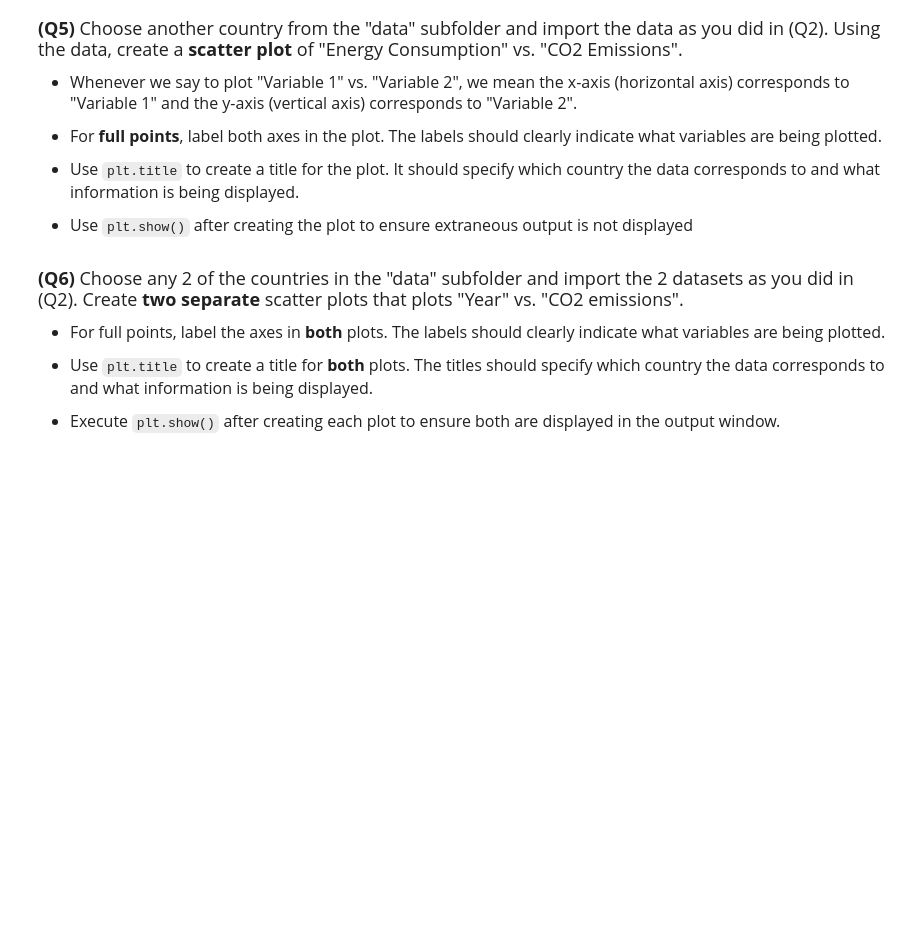
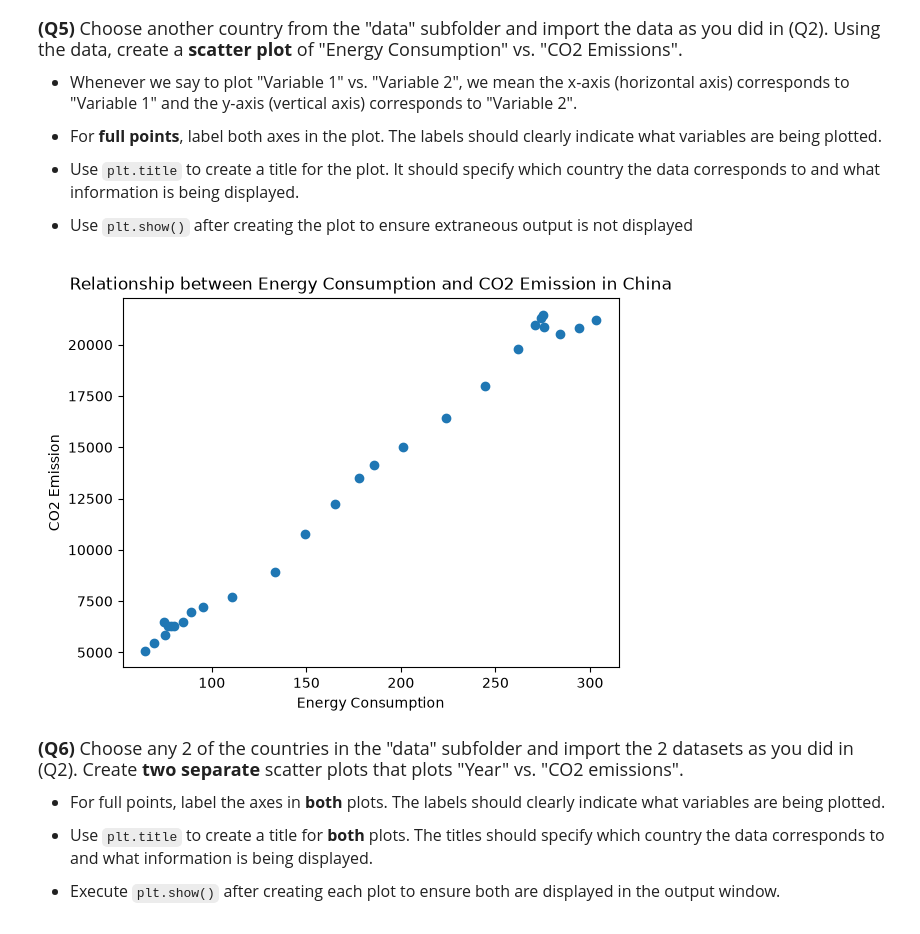
Before and after one commit to cszhan3/datasci151fall2026, a Jupyter notebook: _assignments/assignment_2/Assignment2.ipynb, the cells around one changed output. Cells and saved outputs as stored; diff of their text form; code cells hidden in the pictures; blank space fills up the shorter version.

```diff
--- a/_assignments/assignment_2/Assignment2.ipynb
+++ b/_assignments/assignment_2/Assignment2.ipynb
@@ -121,3 +129,13 @@ us_emissions["CO2_emission"].describe()
+# %%
+# Write your answer
+china_emissions = pd.read_csv('data/china_emission.csv')
+plt.scatter(x = china_emissions['Energy_consumption'], y = china_emissions['CO2_emission'])
+plt.xlabel ("Energy Consumption")
+plt.ylabel ("CO2 Emission")
+plt.title("Relationship between Energy Consumption and CO2 Emission in China")
+plt.show()
+# %% [output]
+[figure, added]
 # %% [markdown]
 <font size = "4">
 
```
Also changed, not shown: parts of 4 cells of this notebook, 1 other file.
